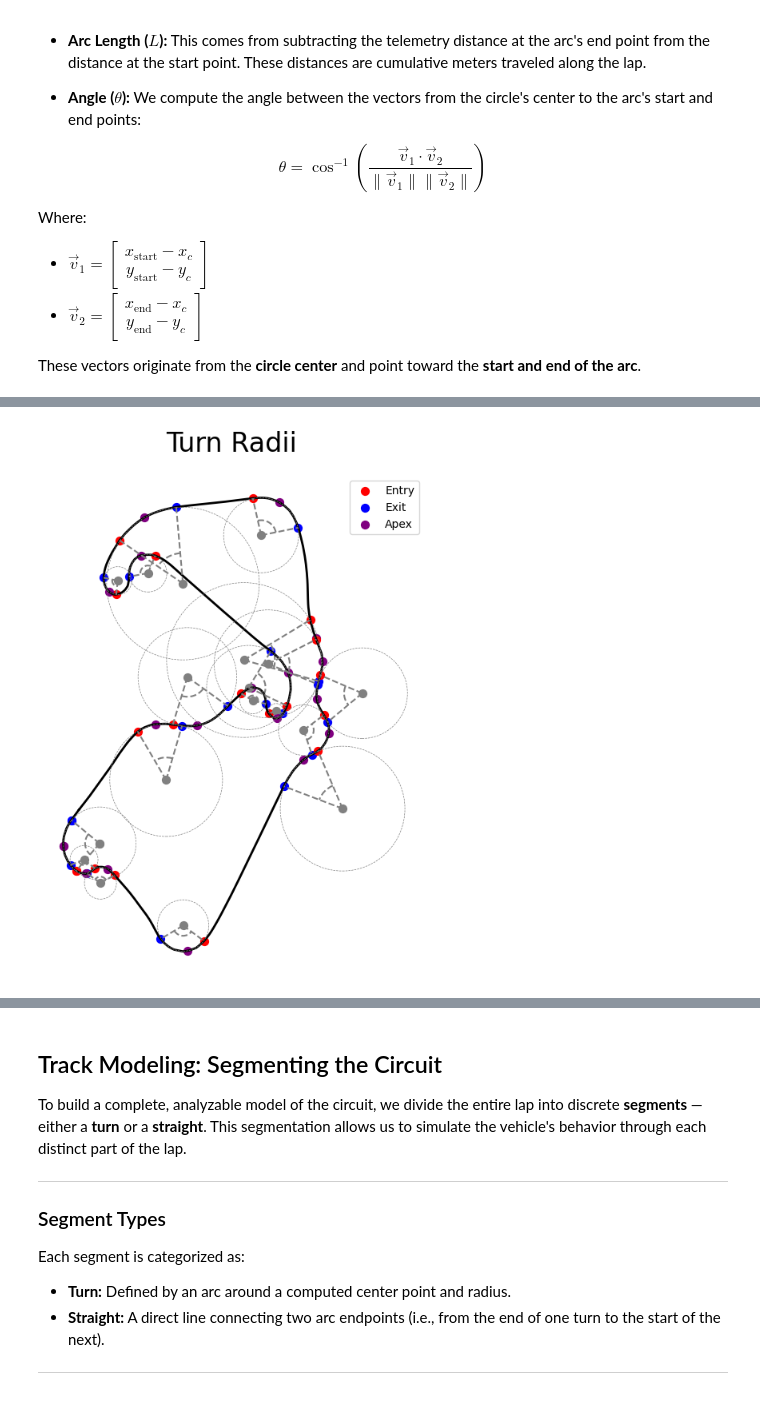
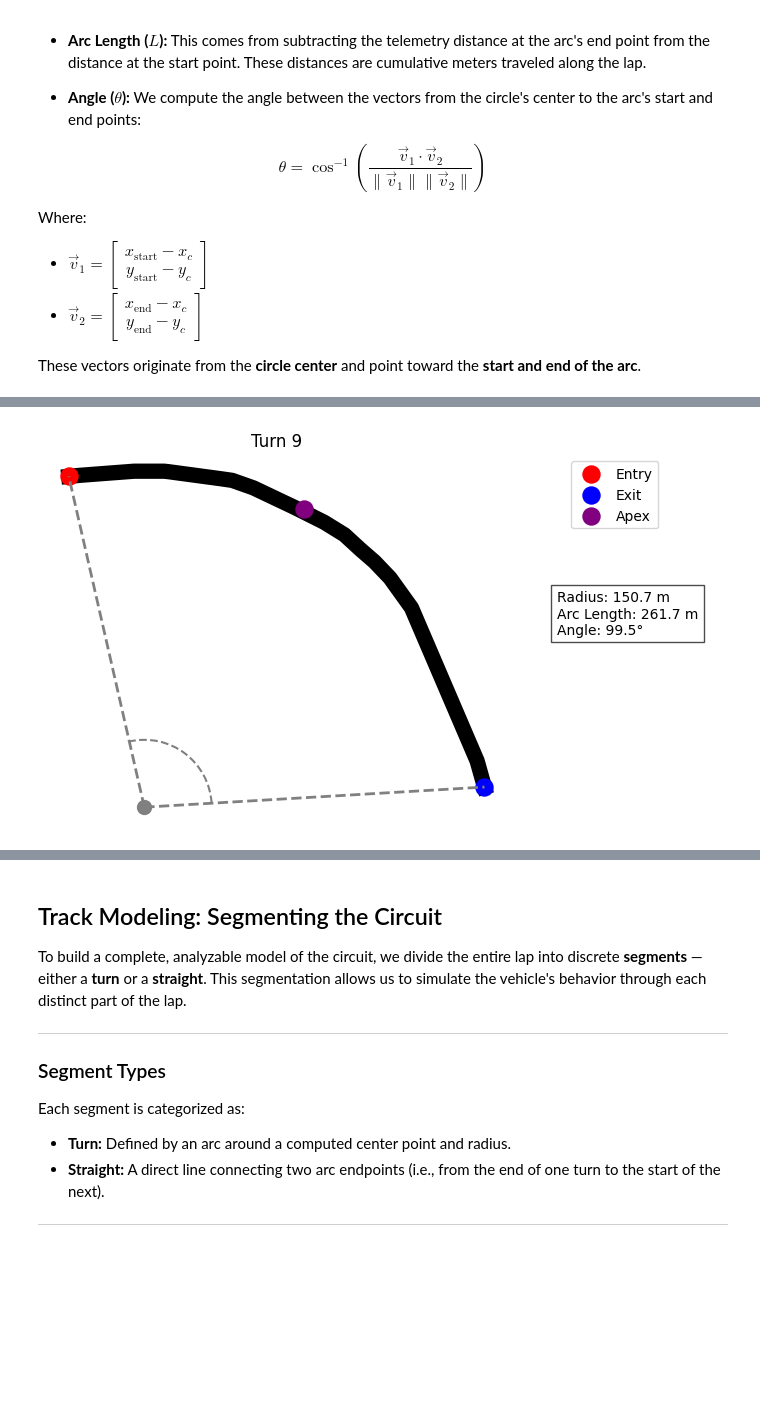
Before and after one commit to carloshermoso64/F1_Engineering, a Jupyter notebook: studies/track_modeling.ipynb, the cells around one changed output, grey strips where cells are left out. Cells and saved outputs as stored; diff of their text form; code cells hidden in the pictures; blank space fills up the shorter version.

```diff
--- a/studies/track_modeling.ipynb
+++ b/studies/track_modeling.ipynb
@@ -223,4 +172,4 @@ plot_turn_geometry(9, telem_data, circuit_info)
-# %%
-plot_turns_geometry(telem_data, circuit_info)
-# %% [output]
-[figure, removed]
+# %%
+fig, ax = track_plot.plot_turn_geometry(turn_num=9)
+# %% [output]
+[figure, added]
```
Also changed, not shown: parts of 23 cells of this notebook.
